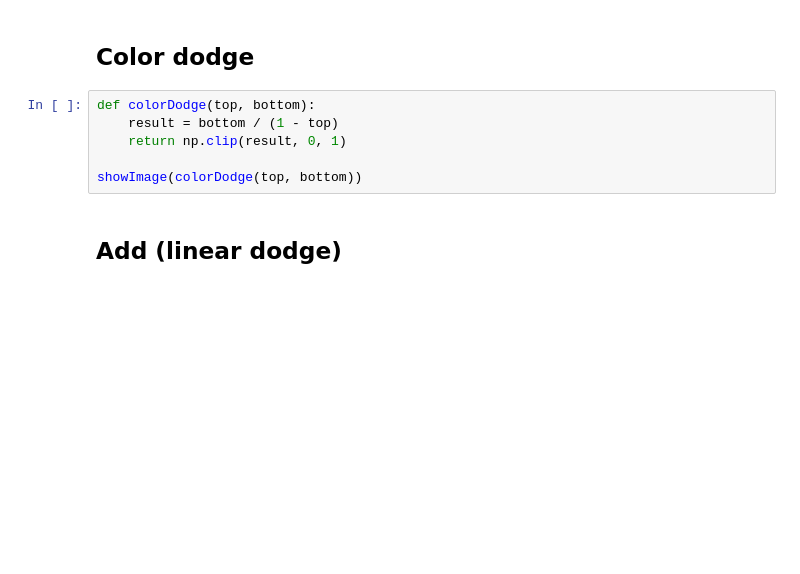
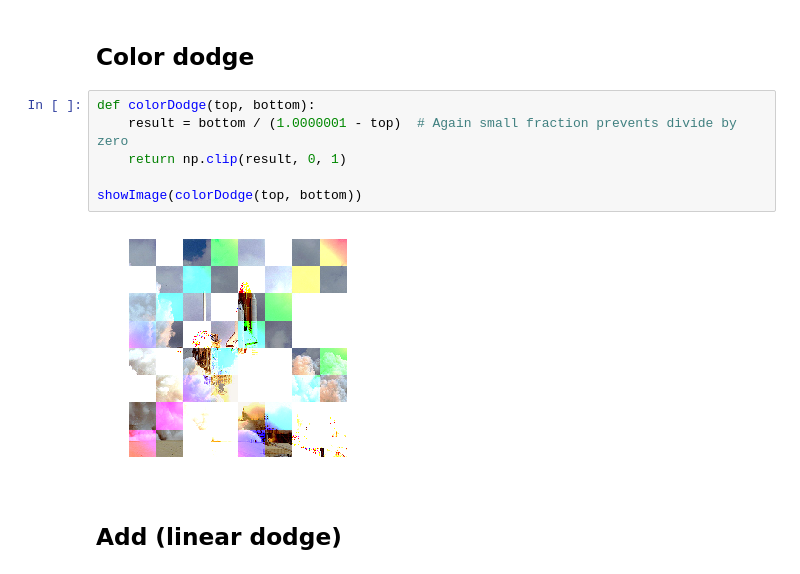
Before and after one commit to Algorithmic-Lens/Learning-image-manipulation-in-Python, a Jupyter notebook: 02_ImageBlendingOperations.ipynb, the cells around one changed output. Saved outputs shown, nothing was run; the diff lists cells and outputs as text; blank space fills up the shorter version.

```diff
--- a/02_ImageBlendingOperations.ipynb
+++ b/02_ImageBlendingOperations.ipynb
@@ -71,10 +98,12 @@ showImage(screen(top, bottom))
 ## Color dodge
 # %%
 def colorDodge(top, bottom):
-    result = bottom / (1 - top)
+    result = bottom / (1.0000001 - top)  # Again small fraction prevents divide by zero
     return np.clip(result, 0, 1)
 
 showImage(colorDodge(top, bottom))
+# %% [output]
+[figure, added]
 # %% [markdown]
 ## Add (linear dodge)
 # %%
```
Also changed, not shown: parts of 15 cells of this notebook, 2 other files.
